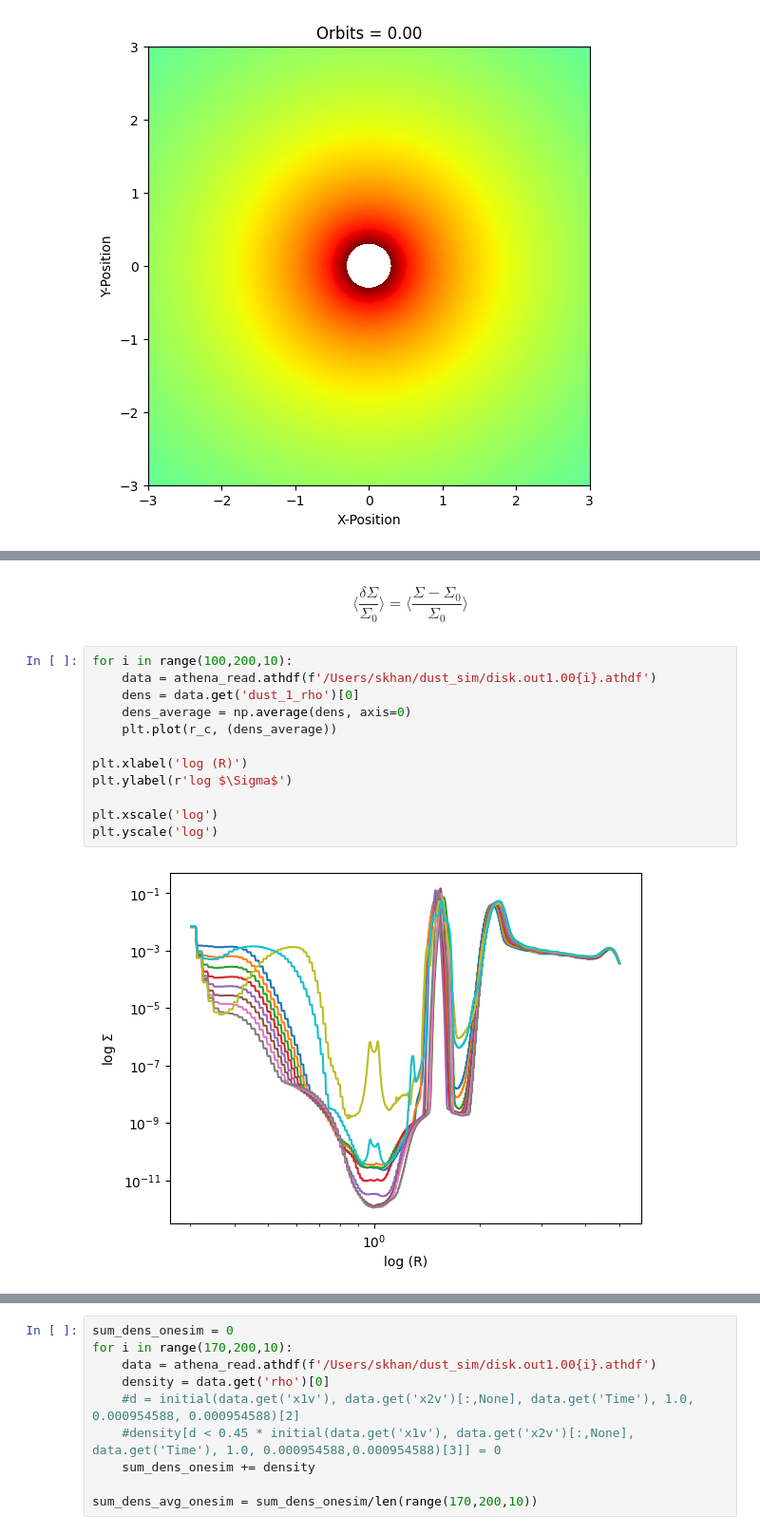
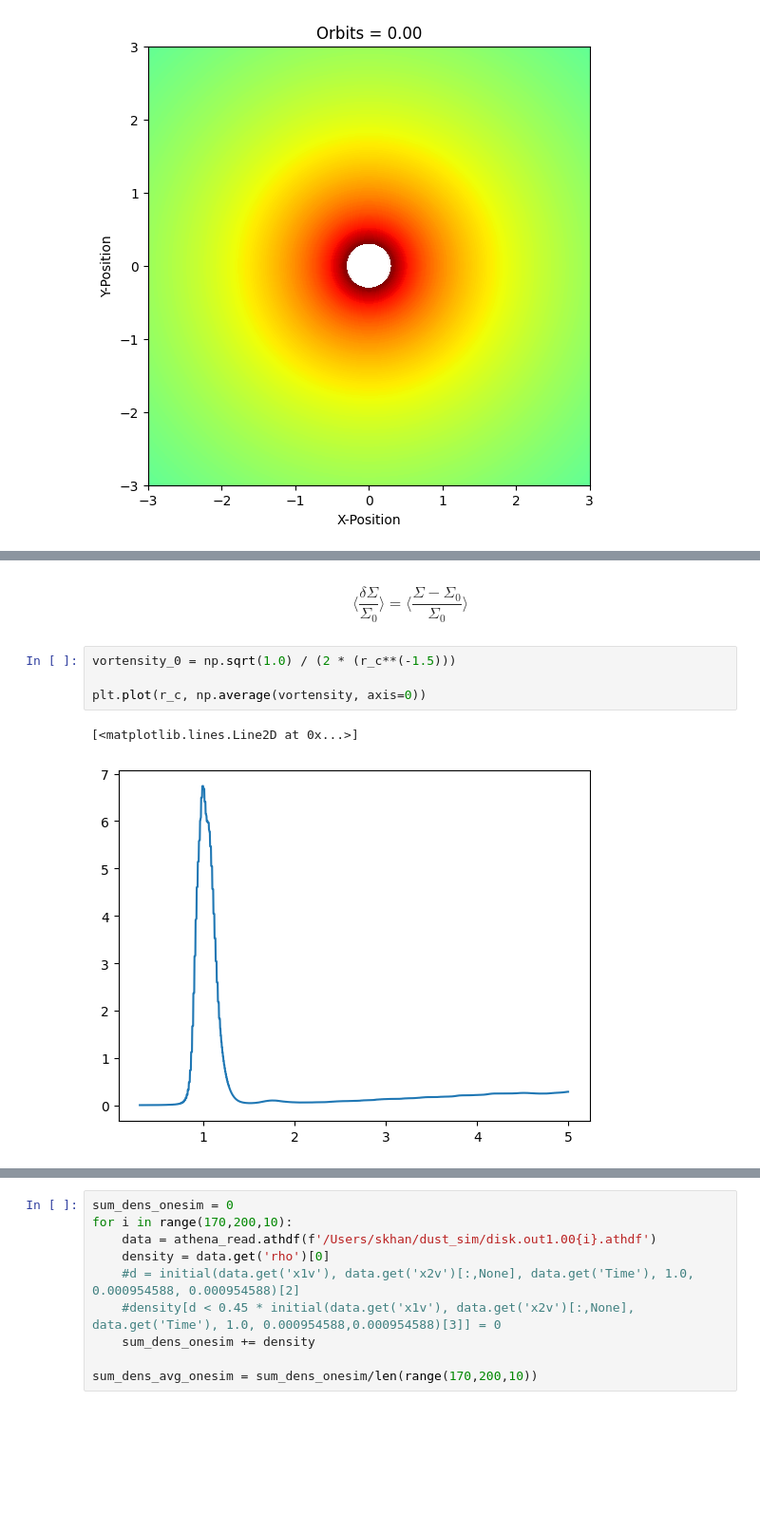
Before and after one commit to SudatKhan/dust_dynamics, a Jupyter notebook: gas_test_analysis.ipynb, the cells around one changed output, grey strips where cells are left out. Shown at 95% size. Saved outputs shown, nothing was run; the diff lists cells and outputs as text; blank space fills up the shorter version.

```diff
--- a/gas_test_analysis.ipynb
+++ b/gas_test_analysis.ipynb
@@ -181,16 +173,9 @@ plt.yscale('log')
-# %% [markdown]
-$$\langle \frac{\delta \Sigma}{\Sigma_0} \rangle = \langle \frac{\Sigma - \Sigma_0}{\Sigma_0} \rangle$$
-# %%
-for i in range(100,200,10):
-    data = athena_read.athdf(f'/Users/skhan/dust_sim/disk.out1.00{i}.athdf')
-    dens = data.get('dust_1_rho')[0]
-    dens_average = np.average(dens, axis=0)
-    plt.plot(r_c, (dens_average))
-
-plt.xlabel('log (R)')
-plt.ylabel(r'log $\Sigma$')
-
-plt.xscale('log')
-plt.yscale('log')
-# %% [output]
-[figure, removed]
+# %% [markdown]
+$$\langle \frac{\delta \Sigma}{\Sigma_0} \rangle = \langle \frac{\Sigma - \Sigma_0}{\Sigma_0} \rangle$$
+# %%
+vortensity_0 = np.sqrt(1.0) / (2 * (r_c**(-1.5)))
+
+plt.plot(r_c, np.average(vortensity, axis=0))
+# %% [output]
+[<matplotlib.lines.Line2D at 0x...>]
+[figure, added]
```
Also changed, not shown: parts of 12 cells of this notebook.
